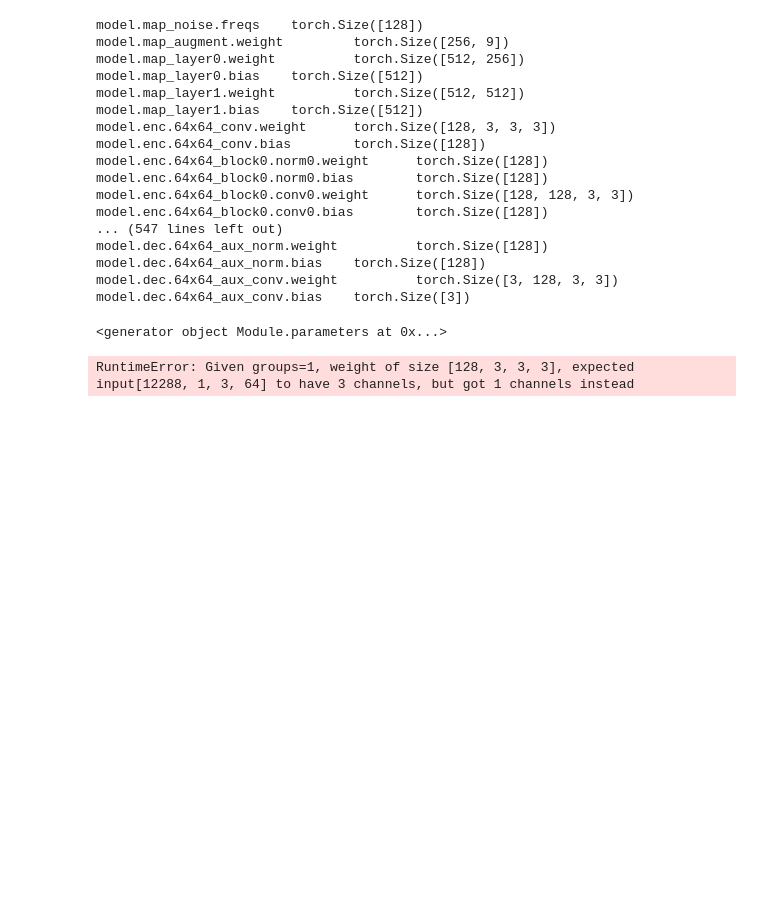
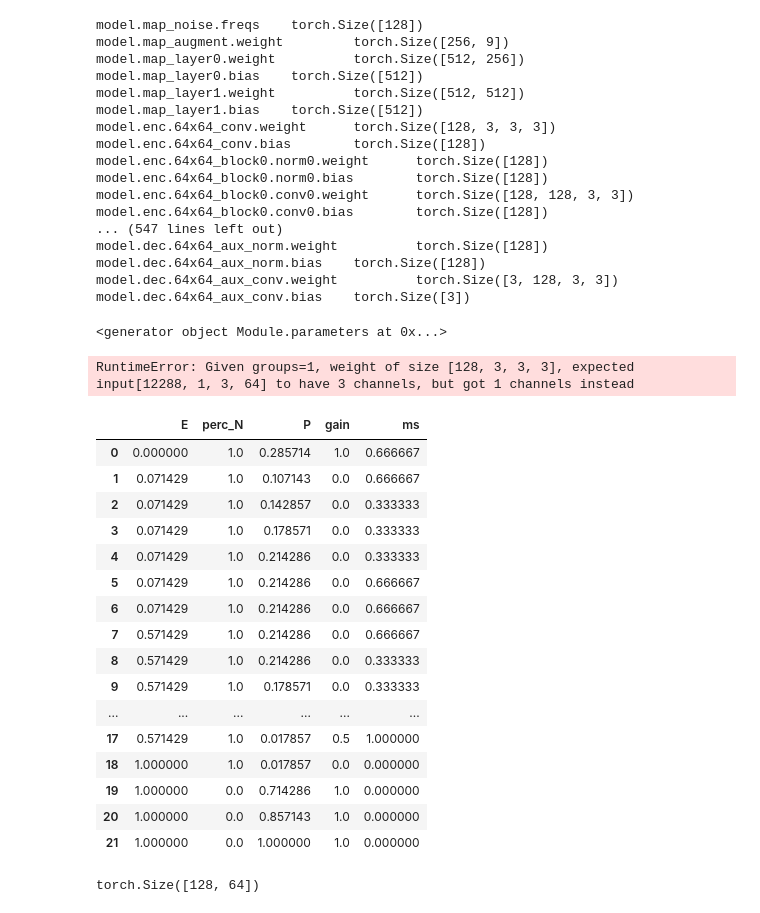
Before and after one commit to Jechmate/diffAE-elibeams, a Jupyter notebook: test.ipynb, the cells around one changed output. Saved outputs shown, nothing was run; the diff lists cells and outputs as text; code cells hidden in the pictures; blank space fills up the shorter version.

```diff
--- a/test.ipynb
+++ b/test.ipynb
@@ -131,3 +131,41 @@ summary(torch_model, noise_labels, class_labels)
 # torch_out = ckpt(x_t, t, settings)
 # %% [output]
 RuntimeError: Given groups=1, weight of size [128, 3, 3, 3], expected input[12288, 1, 3, 64] to have 3 channels, but got 1 channels instead
+# %%
+import pandas as pd
+
+def min_max_norm(col):
+    return (col - col.min()) / (col.max() - col.min())
+
+pd.read_csv("params.csv", engine='python')[["E","perc_N","P","gain","ms"]].apply(min_max_norm)
+# %% [output]
+|  | E | perc_N | P | gain | ms |
+| 0 | 0.000000 | 1.0 | 0.285714 | 1.0 | 0.666667 |
+| 1 | 0.071429 | 1.0 | 0.107143 | 0.0 | 0.666667 |
+| 2 | 0.071429 | 1.0 | 0.142857 | 0.0 | 0.333333 |
+| 3 | 0.071429 | 1.0 | 0.178571 | 0.0 | 0.333333 |
+| 4 | 0.071429 | 1.0 | 0.214286 | 0.0 | 0.333333 |
+| 5 | 0.071429 | 1.0 | 0.214286 | 0.0 | 0.666667 |
+| 6 | 0.071429 | 1.0 | 0.214286 | 0.0 | 0.666667 |
+| 7 | 0.571429 | 1.0 | 0.214286 | 0.0 | 0.666667 |
+| 8 | 0.571429 | 1.0 | 0.214286 | 0.0 | 0.333333 |
+| 9 | 0.571429 | 1.0 | 0.178571 | 0.0 | 0.333333 |
+| ... | ... | ... | ... | ... | ... |
+| 17 | 0.571429 | 1.0 | 0.017857 | 0.5 | 1.000000 |
+| 18 | 1.000000 | 1.0 | 0.017857 | 0.0 | 0.000000 |
+| 19 | 1.000000 | 0.0 | 0.714286 | 1.0 | 0.000000 |
+| 20 | 1.000000 | 0.0 | 0.857143 | 1.0 | 0.000000 |
+| 21 | 1.000000 | 0.0 | 1.000000 | 1.0 | 0.000000 |
+# %%
+import numpy as np
+import torch
+
+device = "cuda:2"
+width = 128
+height = 64
+freqs_hor = np.pi*torch.linspace(0, width-1,width).to(device)/width
+freqs_ver = np.pi*torch.linspace(0, height-1,height).to(device)/height
+frequencies_squared = freqs_hor[:, None]**2 + freqs_ver[None, :]**2
+frequencies_squared.shape
+# %% [output]
+torch.Size([128, 64])
```
Also changed, not shown: 6 other files.
